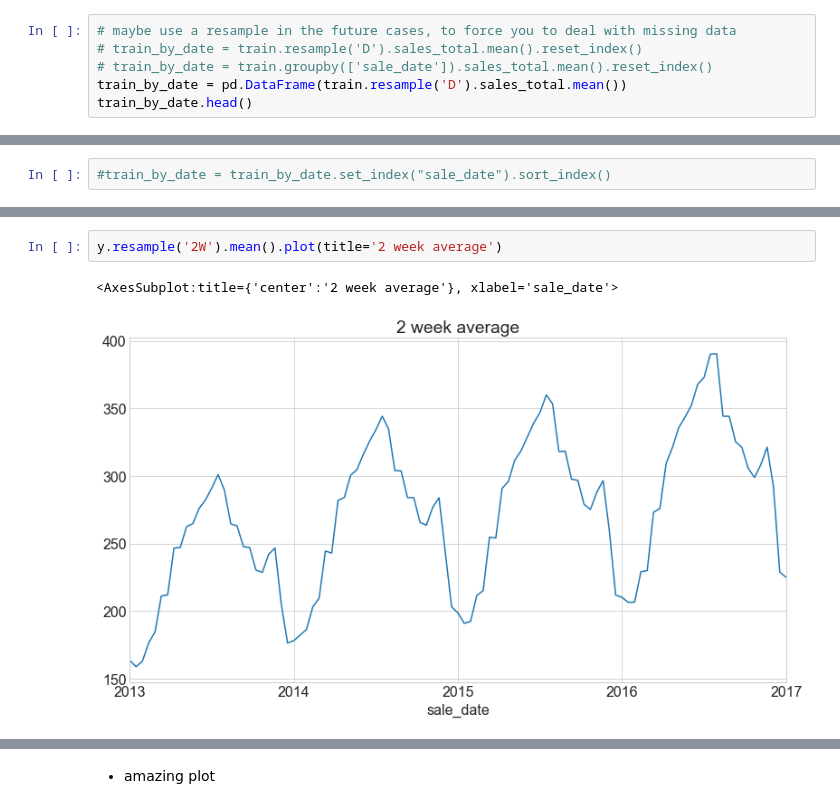
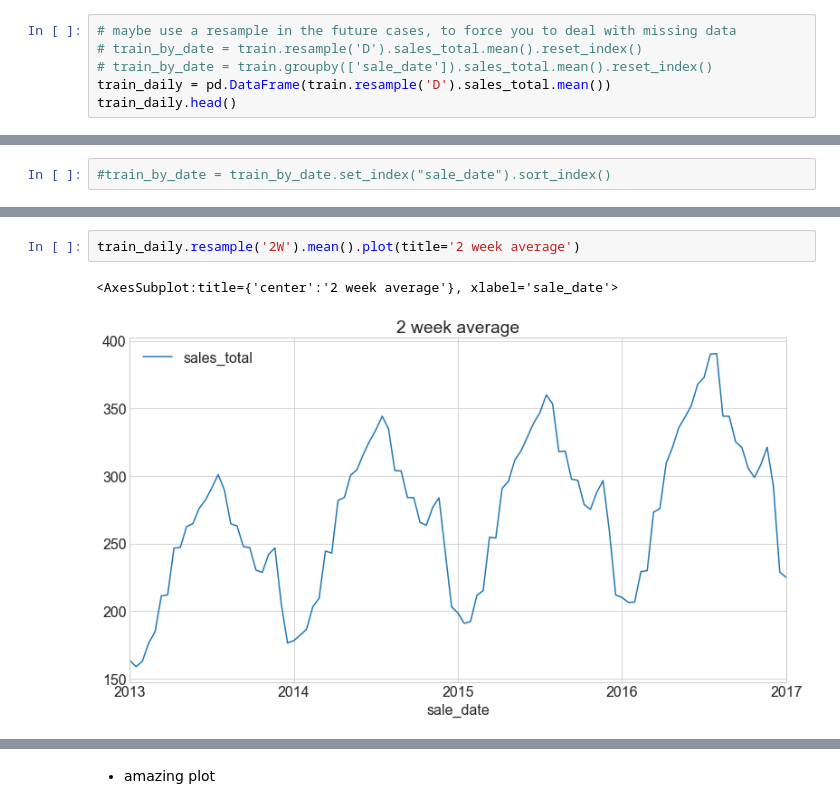
Before and after one commit to brianclements03/time_series_exercises, a Jupyter notebook: TSA_explore_exercises.ipynb, the cells around one changed output, grey strips where cells are left out. Drawn from its saved outputs; the diff is of its cells as text.

```diff
--- a/TSA_explore_exercises.ipynb
+++ b/TSA_explore_exercises.ipynb
@@ -174,8 +156,8 @@ Freq: D, Name: sales_total, Length: 1461, dtype: float64
 # maybe use a resample in the future cases, to force you to deal with missing data
 # train_by_date = train.resample('D').sales_total.mean().reset_index()
 # train_by_date = train.groupby(['sale_date']).sales_total.mean().reset_index()
-train_by_date = pd.DataFrame(train.resample('D').sales_total.mean())
-train_by_date.head()
+train_daily = pd.DataFrame(train.resample('D').sales_total.mean())
+train_daily.head()
 # %% [output]
 |  | sales_total |
 | sale_date |  |
@@ -208,6 +189,6 @@ y.plot()
 # %%
-y.resample('2W').mean().plot(title='2 week average')
+train_daily.resample('2W').mean().plot(title='2 week average')
 # %% [output]
 <AxesSubplot:title={'center':'2 week average'}, xlabel='sale_date'>
-[figure, old version]
+[figure, new version]
 # %%
```
Also changed, not shown: parts of 19 cells of this notebook.
